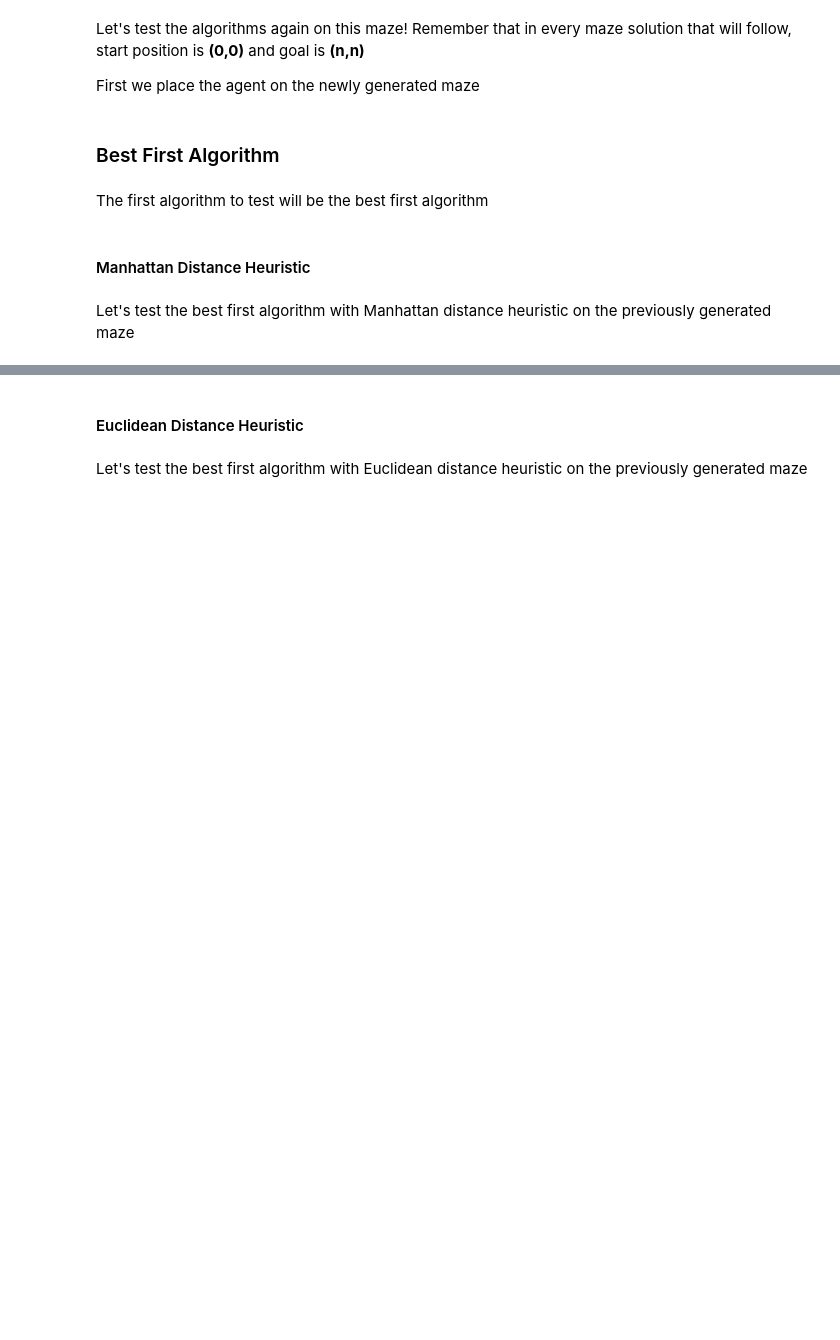
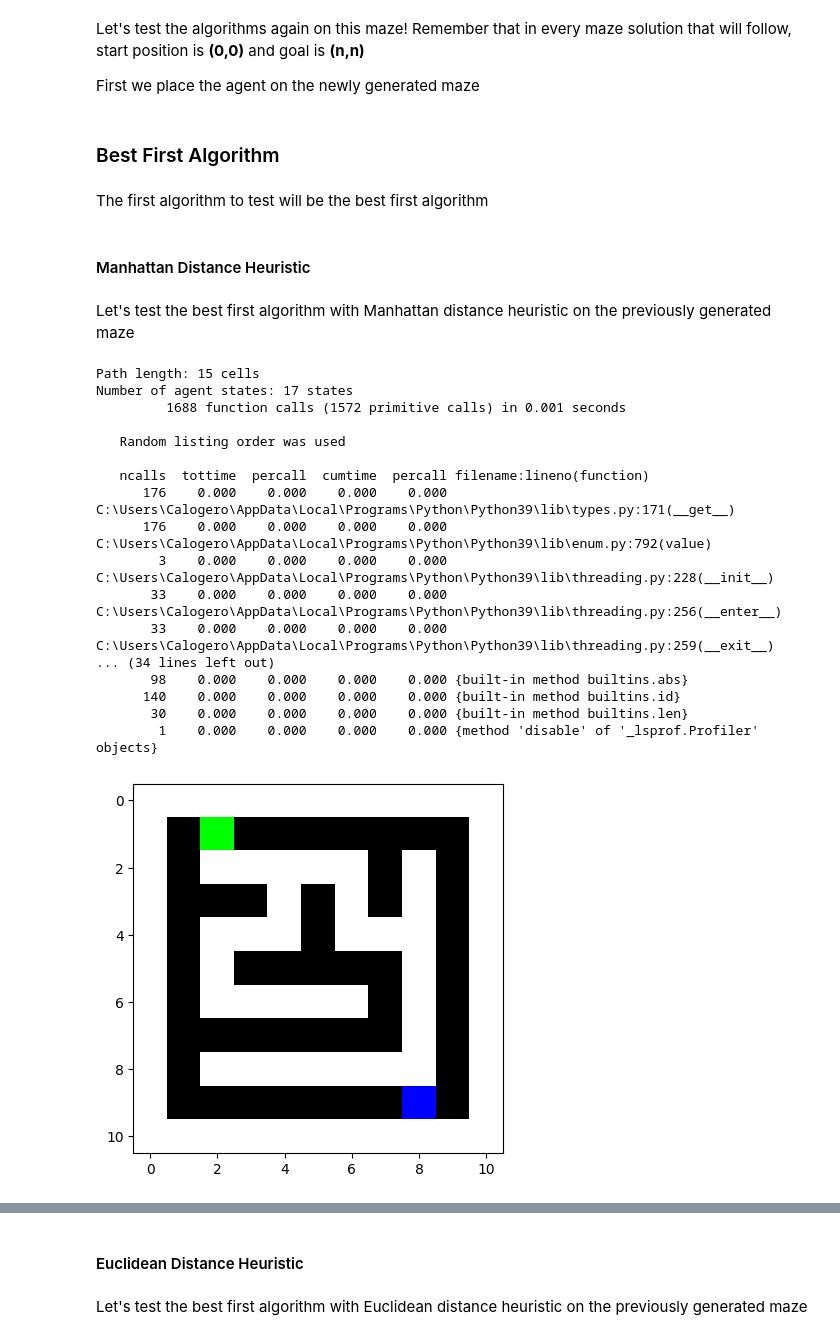
Before and after one commit to CarlinoCalogero/univaq-ase-caianiello-ai-assignments, a Jupyter notebook: assignment_1/code/notebook.ipynb, the cells around one changed output, grey strips where cells are left out. Cells and saved outputs as stored; diff of their text form; code cells hidden in the pictures; blank space fills up the shorter version.

```diff
--- a/assignment_1/code/notebook.ipynb
+++ b/assignment_1/code/notebook.ipynb
@@ -264,4 +380,23 @@ The first algorithm to test will be the best first algorithm
 Let's test the best first algorithm with Manhattan distance heuristic on the previously generated maze
 # %%
 process_maze_runner_function(agent.best_first, manhattan.manhattan_distance_heuristic, MANHATTAN_DISTANCE_HEURISTIC_BEST_FIRST_BACKTRACKING_GENERATED_MAZE_VIDEO_FILE_NAME, ALGORITHM_COMPUTATION_DICTIONARY_BACKTRACKING_GENERATED_MAZE_KEY, ALGORITHM_COMPUTATION_DICTIONARY_MANHATTAN_DISTANCE_HEURISTIC_BEST_FIRST_ALGORITHM_KEY)
-Video(MANHATTAN_DISTANCE_HEURISTIC_BEST_FIRST_BACKTRACKING_GENERATED_MAZE_VIDEO_FILE_NAME)
+Video(VIDEO_FILE_NAMES[MANHATTAN_DISTANCE_HEURISTIC_BEST_FIRST_BACKTRACKING_GENERATED_MAZE_VIDEO_FILE_NAME])
+# %% [output]
+Path length: 15 cells
+Number of agent states: 17 states
+         1688 function calls (1572 primitive calls) in 0.001 seconds
+
+   Random listing order was used
+
+   ncalls  tottime  percall  cumtime  percall filename:lineno(function)
+      176    0.000    0.000    0.000    0.000 C:\Users\Calogero\AppData\Local\Programs\Python\Python39\lib\types.py:171(__get__)
+      176    0.000    0.000    0.000    0.000 C:\Users\Calogero\AppData\Local\Programs\Python\Python39\lib\enum.py:792(value)
+        3    0.000    0.000    0.000    0.000 C:\Users\Calogero\AppData\Local\Programs\Python\Python39\lib\threading.py:228(__init__)
+       33    0.000    0.000    0.000    0.000 C:\Users\Calogero\AppData\Local\Programs\Python\Python39\lib\threading.py:256(__enter__)
+       33    0.000    0.000    0.000    0.000 C:\Users\Calogero\AppData\Local\Programs\Python\Python39\lib\threading.py:259(__exit__)
+... (34 lines left out)
+       98    0.000    0.000    0.000    0.000 {built-in method builtins.abs}
+      140    0.000    0.000    0.000    0.000 {built-in method builtins.id}
+       30    0.000    0.000    0.000    0.000 {built-in method builtins.len}
+        1    0.000    0.000    0.000    0.000 {method 'disable' of '_lsprof.Profiler' objects}
+[figure, added]
```
Also changed, not shown: parts of 32 cells of this notebook.
